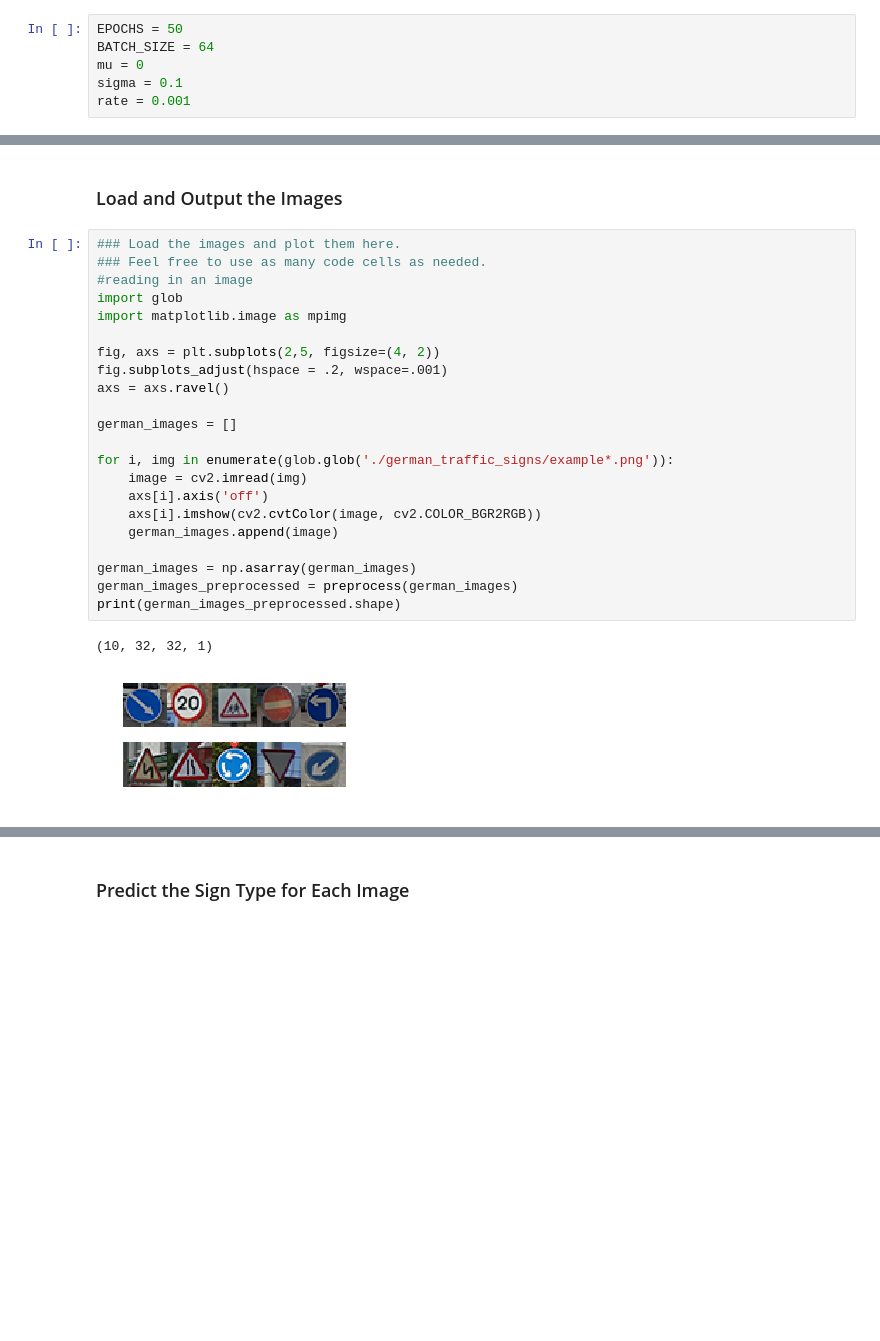
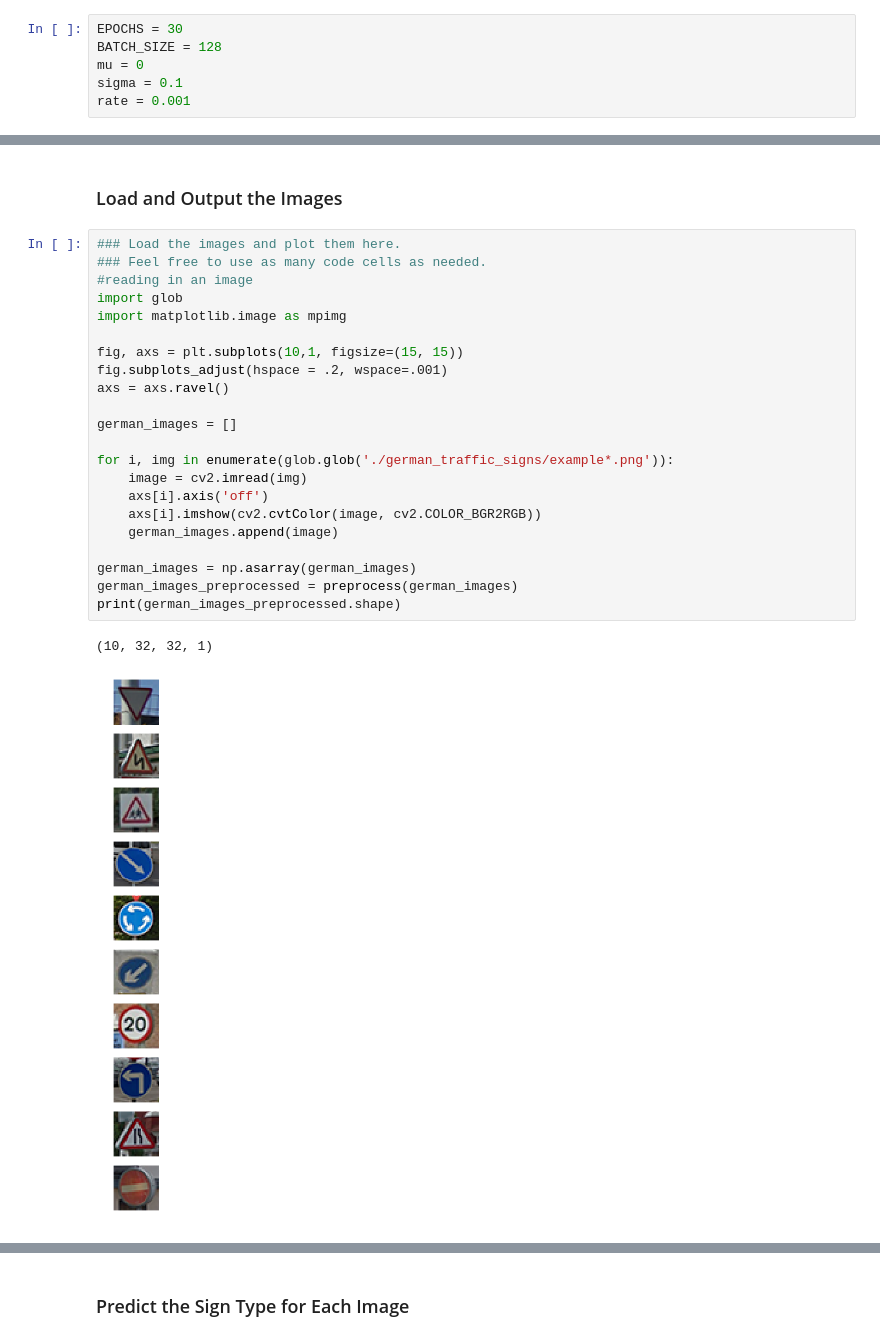
Before and after one commit to ChuChuIgbokwe/CarND-Traffic-Sign-Classifier-Project, a Jupyter notebook: Traffic_Sign_Classifier.ipynb, the cells around one changed output, grey strips where cells are left out. Saved outputs shown, nothing was run; the diff lists cells and outputs as text; blank space fills up the shorter version.

```diff
--- a/Traffic_Sign_Classifier.ipynb
+++ b/Traffic_Sign_Classifier.ipynb
@@ -366,8 +385,8 @@ print (y_train.shape)
 (208794, 32, 32, 1)
 (208794,)
 # %%
-EPOCHS = 50
-BATCH_SIZE = 64
+EPOCHS = 30
+BATCH_SIZE = 128
 mu = 0
 sigma = 0.1
 rate = 0.001
@@ -558,25 +621,25 @@ You may find `signnames.csv` useful as it contains mappings from the class id (i
 # %%
 ### Load the images and plot them here.
 ### Feel free to use as many code cells as needed.
 #reading in an image
 import glob
 import matplotlib.image as mpimg
 
-fig, axs = plt.subplots(2,5, figsize=(4, 2))
+fig, axs = plt.subplots(10,1, figsize=(15, 15))
 fig.subplots_adjust(hspace = .2, wspace=.001)
 axs = axs.ravel()
 
 german_images = []
 
 for i, img in enumerate(glob.glob('./german_traffic_signs/example*.png')):
     image = cv2.imread(img)
     axs[i].axis('off')
     axs[i].imshow(cv2.cvtColor(image, cv2.COLOR_BGR2RGB))
     german_images.append(image)
 
 german_images = np.asarray(german_images)
 german_images_preprocessed = preprocess(german_images)
 print(german_images_preprocessed.shape)
 # %% [output]
 (10, 32, 32, 1)
-[figure, old version]
+[figure, new version]
```
Also changed, not shown: parts of 20 cells of this notebook, 5 other files.
